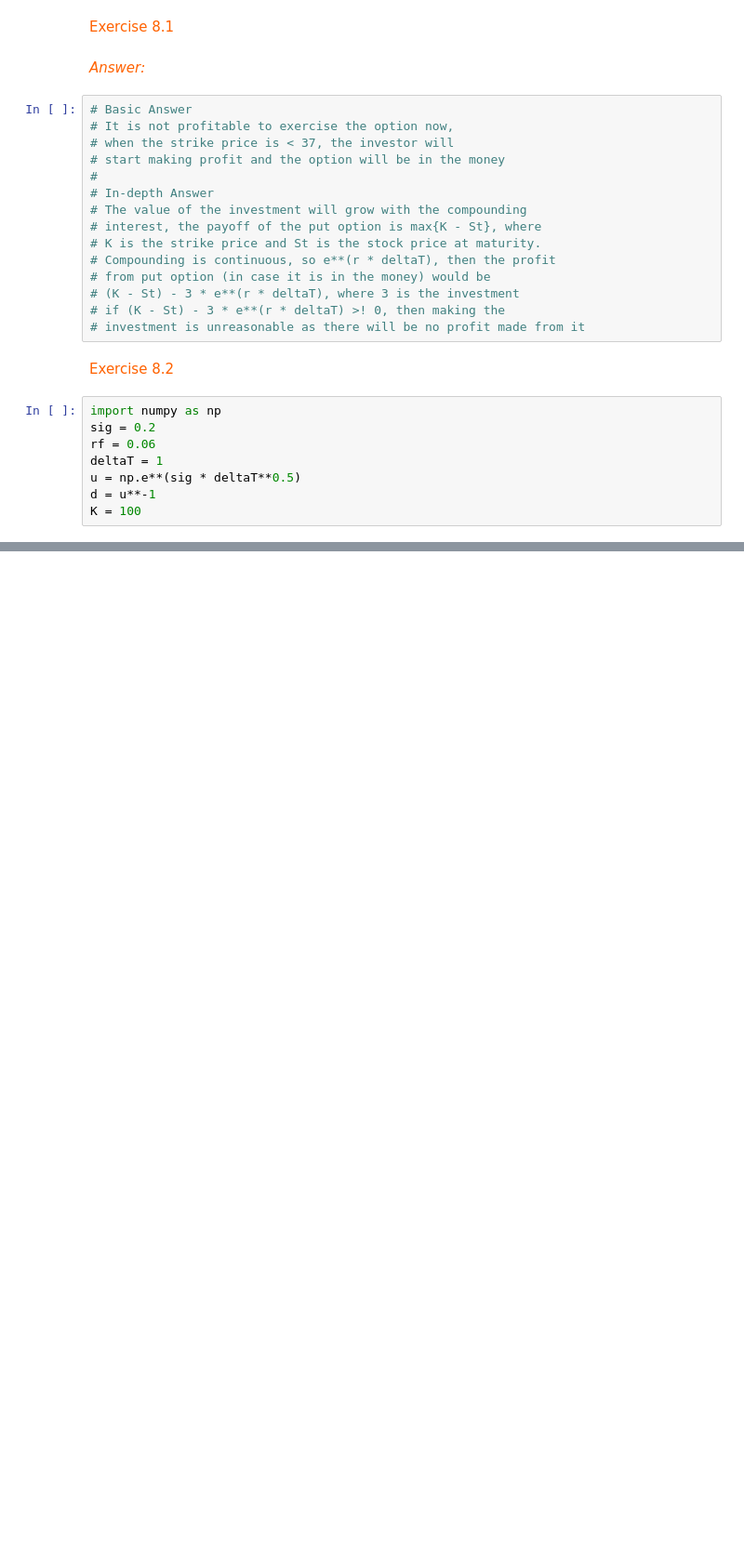
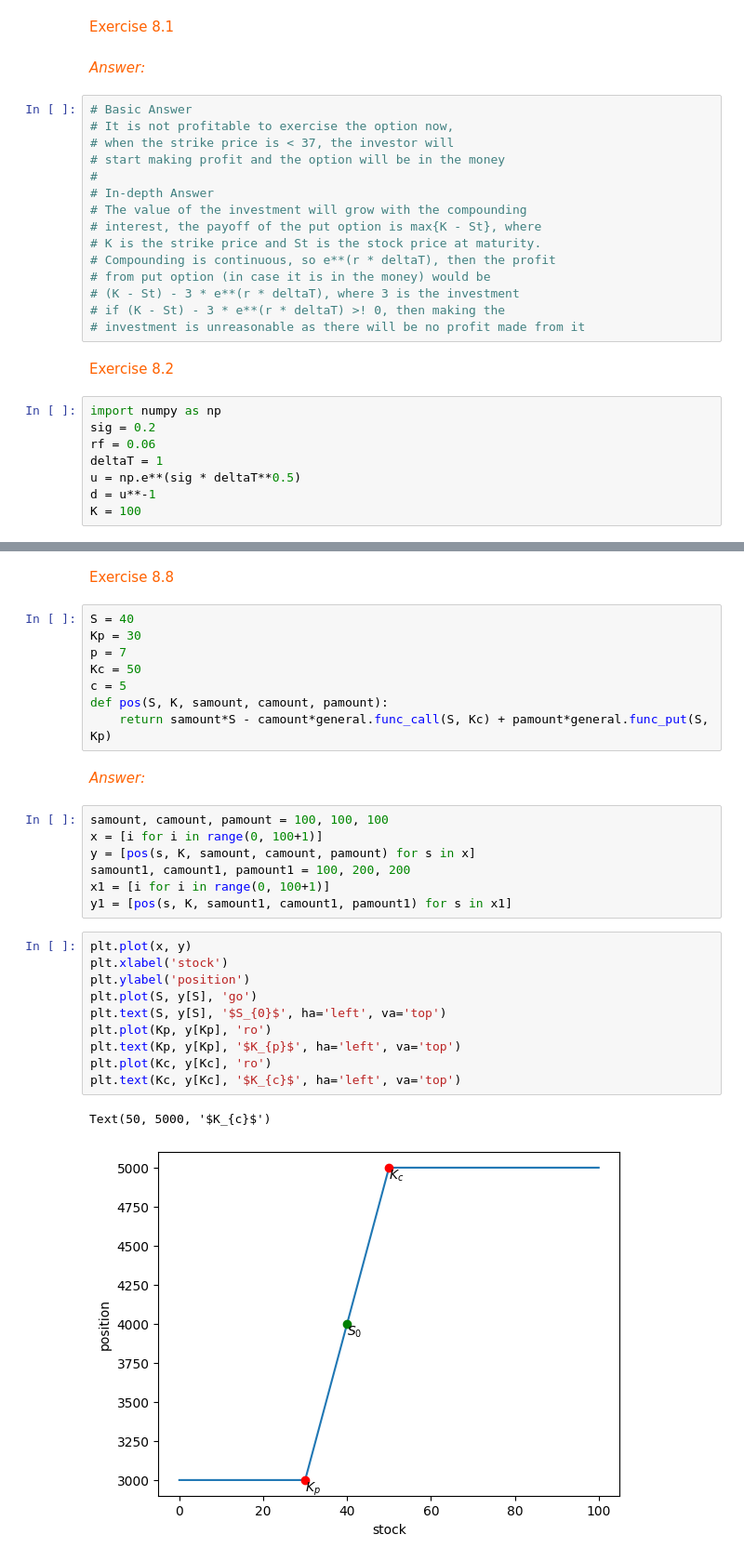
Before and after one commit to YavuzBozkurt/Warren-Buffet-At-Work, a Jupyter notebook: fm_ch8&ch9.ipynb, the cells around one changed output, grey strips where cells are left out. Shown at 93% size. Saved outputs shown, nothing was run; the diff lists cells and outputs as text; blank space fills up the shorter version.

```diff
--- a/fm_ch8&ch9.ipynb
+++ b/fm_ch8&ch9.ipynb
@@ -48,0 +160,32 @@ print(general.option(general.binomt(3, u, d, K), K, 'c', u, d, rf, 1))
+# %% [markdown]
+<span style="color:#ff6200;">Exercise 8.8</span>
+# %%
+S = 40
+Kp = 30
+p = 7
+Kc = 50
+c = 5
+def pos(S, K, samount, camount, pamount):
+    return samount*S - camount*general.func_call(S, Kc) + pamount*general.func_put(S, Kp)
+# %% [markdown]
+_<span style="color:#ff6200;">Answer:</span>_
+# %%
+samount, camount, pamount = 100, 100, 100
+x = [i for i in range(0, 100+1)]
+y = [pos(s, K, samount, camount, pamount) for s in x]
+samount1, camount1, pamount1 = 100, 200, 200
+x1 = [i for i in range(0, 100+1)]
+y1 = [pos(s, K, samount1, camount1, pamount1) for s in x1]
+# %%
+plt.plot(x, y)
+plt.xlabel('stock')
+plt.ylabel('position')
+plt.plot(S, y[S], 'go')
+plt.text(S, y[S], '$S_{0}$', ha='left', va='top')
+plt.plot(Kp, y[Kp], 'ro')
+plt.text(Kp, y[Kp], '$K_{p}$', ha='left', va='top')
+plt.plot(Kc, y[Kc], 'ro')
+plt.text(Kc, y[Kc], '$K_{c}$', ha='left', va='top')
+# %% [output]
+Text(50, 5000, '$K_{c}$')
+[figure, added]
```
Also changed, not shown: parts of 29 cells of this notebook, 1 other file.
